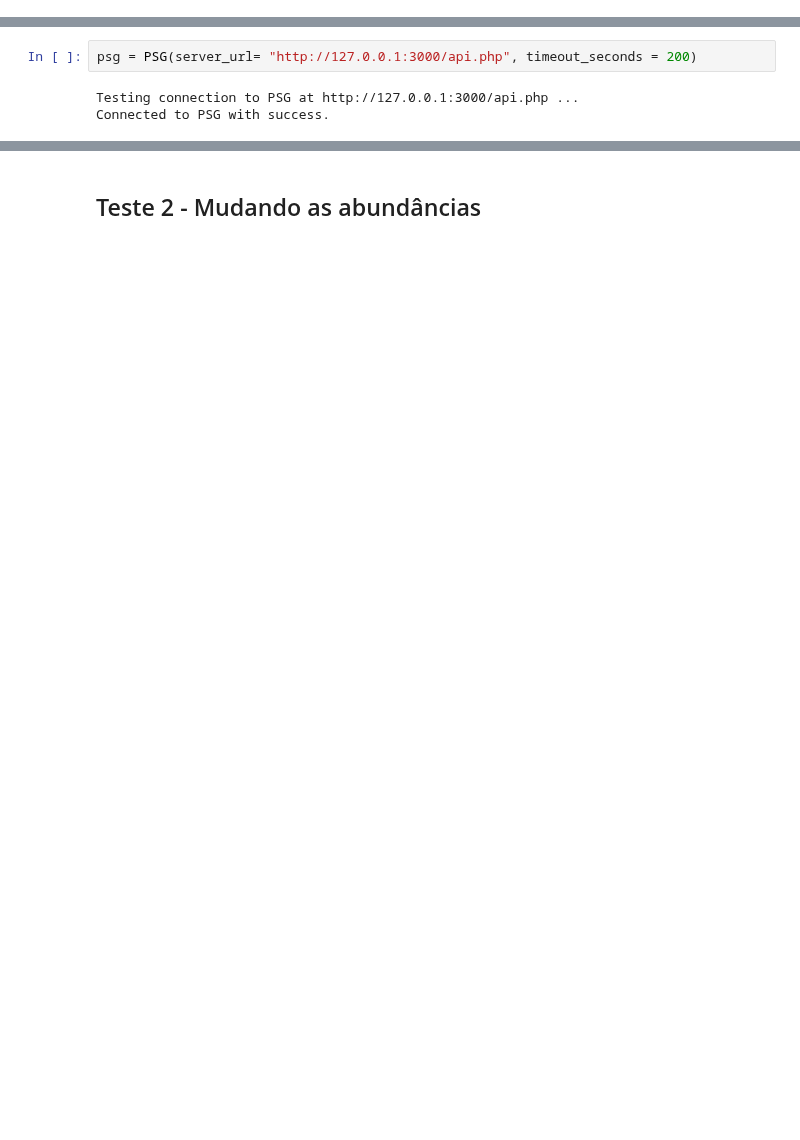
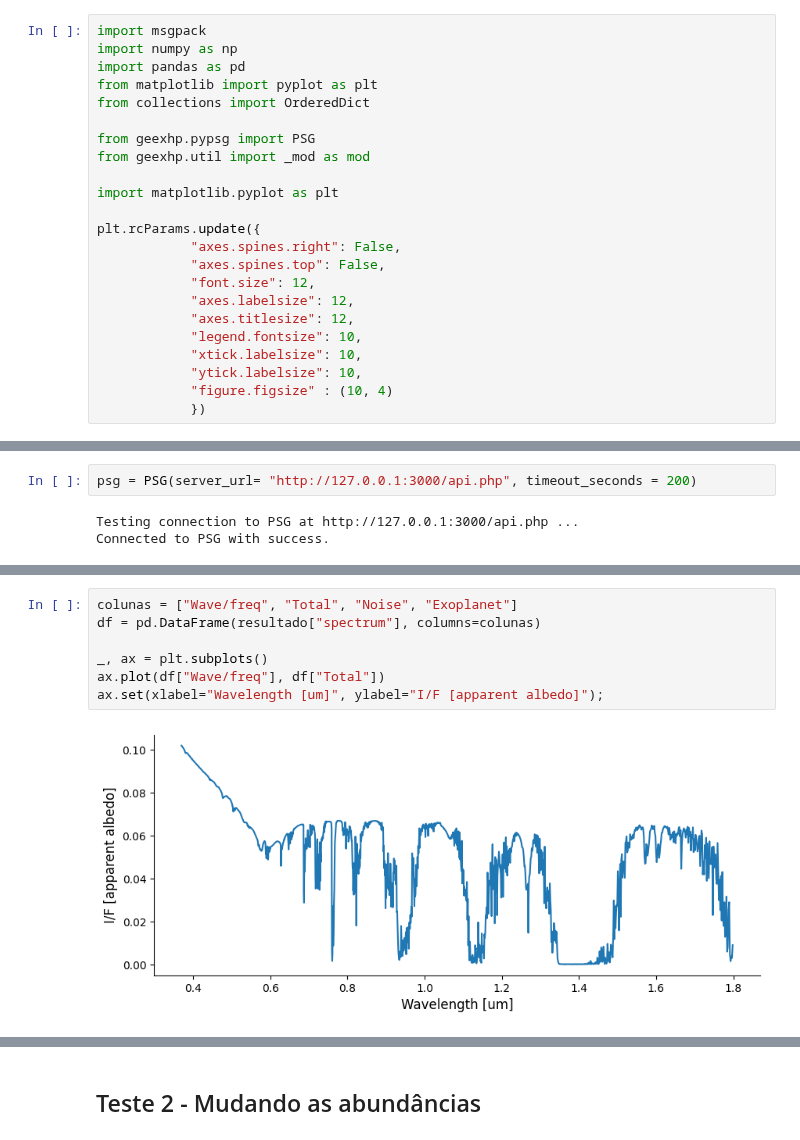
Before and after one commit to SarahBarbosa/geexhp, a Jupyter notebook: docs/terra_moderna.ipynb, the cells around one changed output, grey strips where cells are left out. Drawn from its saved outputs; the diff is of its cells as text; blank space fills up the shorter version.

```diff
--- a/docs/terra_moderna.ipynb
+++ b/docs/terra_moderna.ipynb
@@ -16,3 +3,26 @@ from geexhp.pypsg import PSG
+# %%
+import msgpack
+import numpy as np
+import pandas as pd
+from matplotlib import pyplot as plt
+from collections import OrderedDict
+
+from geexhp.pypsg import PSG
+from geexhp.util import _mod as mod
+
+import matplotlib.pyplot as plt
+
+plt.rcParams.update({
+            "axes.spines.right": False,
+            "axes.spines.top": False,
+            "font.size": 12,
+            "axes.labelsize": 12,
+            "axes.titlesize": 12,
+            "legend.fontsize": 10,
+            "xtick.labelsize": 10,
+            "ytick.labelsize": 10,
+            "figure.figsize" : (10, 4)
+            })
 # %% [markdown]
 ## Primeiro Teste - Carregando arquivo de configuração do HWO para Terra moderna
 # %%
@@ -75,0 +55,9 @@ df = pd.concat([df_SSUV, df_SSVis, df_SSNIR]).reset_index(drop=True)
+# %%
+colunas = ["Wave/freq", "Total", "Noise", "Exoplanet"]
+df = pd.DataFrame(resultado["spectrum"], columns=colunas)
+
+_, ax = plt.subplots()
+ax.plot(df["Wave/freq"], df["Total"])
+ax.set(xlabel="Wavelength [um]", ylabel="I/F [apparent albedo]");
+# %% [output]
+[figure, added]
```
Also changed, not shown: parts of 22 cells of this notebook, 16 other files.
